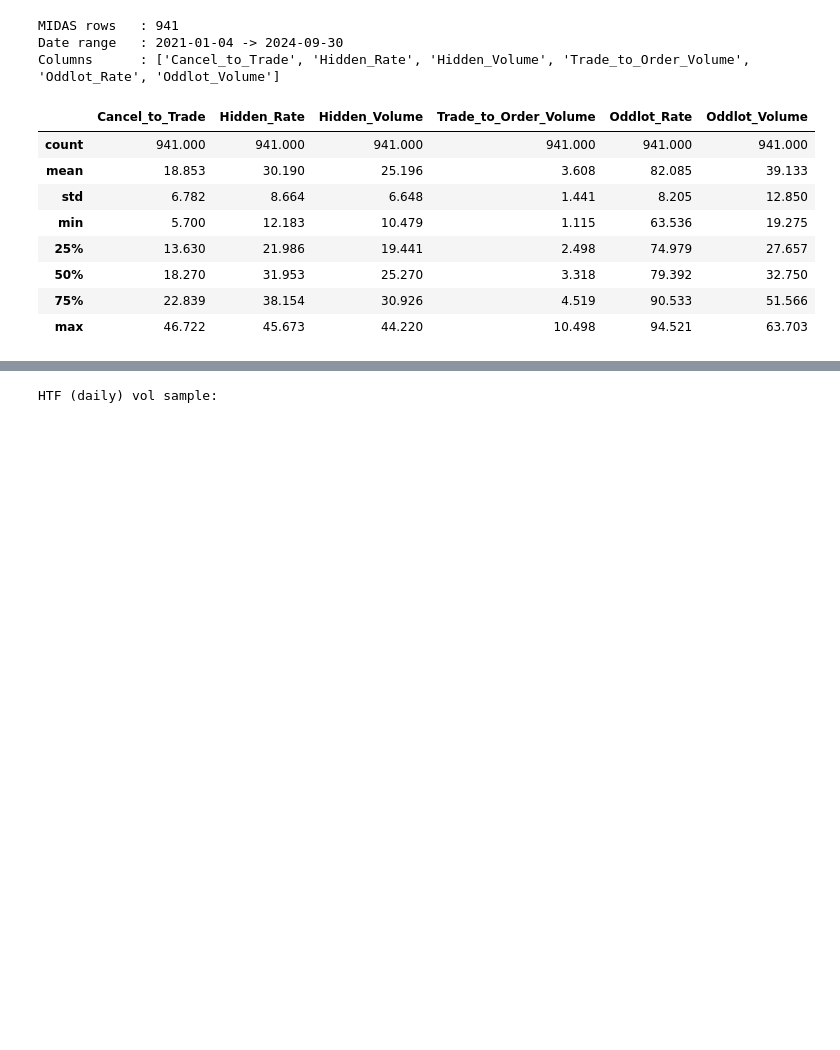
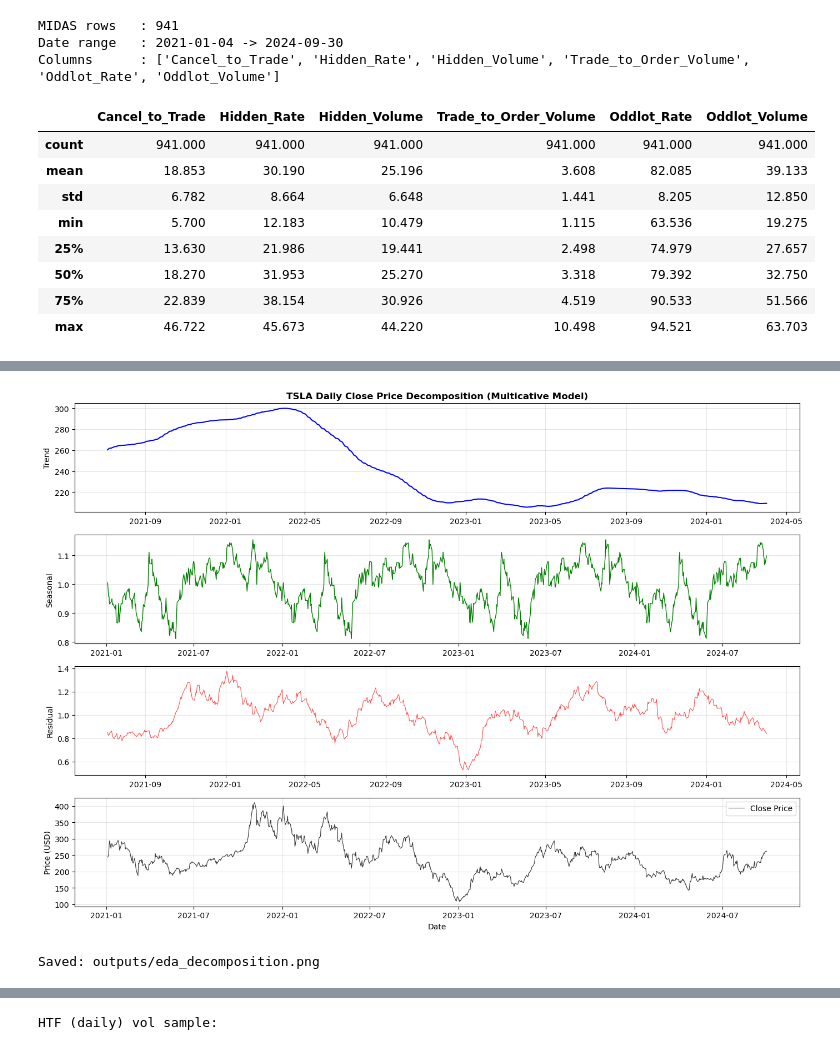
Before and after one commit to ArthurChan-1111/RMSC6007_Liquidity-Zones, a Jupyter notebook: Liquidity Zone Detection.ipynb, the cells around one changed output, grey strips where cells are left out. Drawn from its saved outputs; the diff is of its cells as text; code cells hidden in the pictures; blank space fills up the shorter version.

```diff
--- a/Liquidity Zone Detection.ipynb
+++ b/Liquidity Zone Detection.ipynb
@@ -404,0 +628,47 @@ Added by `enrich_sweeps_midas()` when `USE_MIDAS = True`. Each value is the MIDA
+# %%
+# ---------------------------------------------------------------------------
+# EDA: Time Series Decomposition & Visualizations
+# ---------------------------------------------------------------------------
+import matplotlib.pyplot as plt
+from statsmodels.tsa.seasonal import seasonal_decompose
+
+# Prepare closing prices for decomposition (daily only, as decomposition works on univariate series)
+close_daily = reload_daily['Close']
+
+# Perform seasonal decomposition on daily close prices
+# freq=252 corresponds to ~1 year of trading days (typical in finance)
+decomposition = seasonal_decompose(close_daily, model='multicative', period=252)
+
+# Create a figure with subplots for decomposition
+fig, axes = plt.subplots(4, 1, figsize=(14, 10))
+
+# Trend
+axes[0].plot(decomposition.trend, color='blue', linewidth=1.5)
+axes[0].set_ylabel('Trend', fontsize=10)
+axes[0].set_title(f'TSLA Daily Close Price Decomposition (Multicative Model)', fontsize=12, fontweight='bold')
+axes[0].grid(alpha=0.3)
+
+# Seasonal
+axes[1].plot(decomposition.seasonal, color='green', linewidth=1)
+axes[1].set_ylabel('Seasonal', fontsize=10)
+axes[1].grid(alpha=0.3)
+
+# Residual
+axes[2].plot(decomposition.resid, color='red', linewidth=0.8, alpha=0.7)
+axes[2].set_ylabel('Residual', fontsize=10)
+axes[2].grid(alpha=0.3)
+
+# Original
+axes[3].plot(close_daily, color='black', linewidth=0.8, alpha=0.8, label='Close Price')
+axes[3].set_ylabel('Price (USD)', fontsize=10)
+axes[3].set_xlabel('Date', fontsize=10)
+axes[3].grid(alpha=0.3)
+axes[3].legend()
+
+plt.tight_layout()
+plt.savefig('outputs/eda_decomposition.png', dpi=150, bbox_inches='tight')
+plt.show()
+print("Saved: outputs/eda_decomposition.png")
+# %% [output]
+[figure, added]
+Saved: outputs/eda_decomposition.png
```
Also changed, not shown: parts of 26 cells of this notebook.
